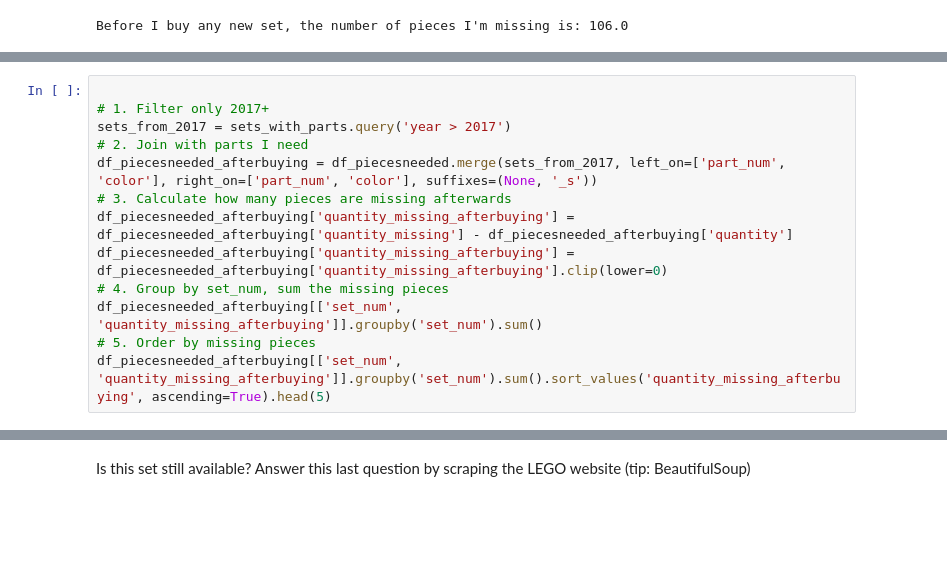
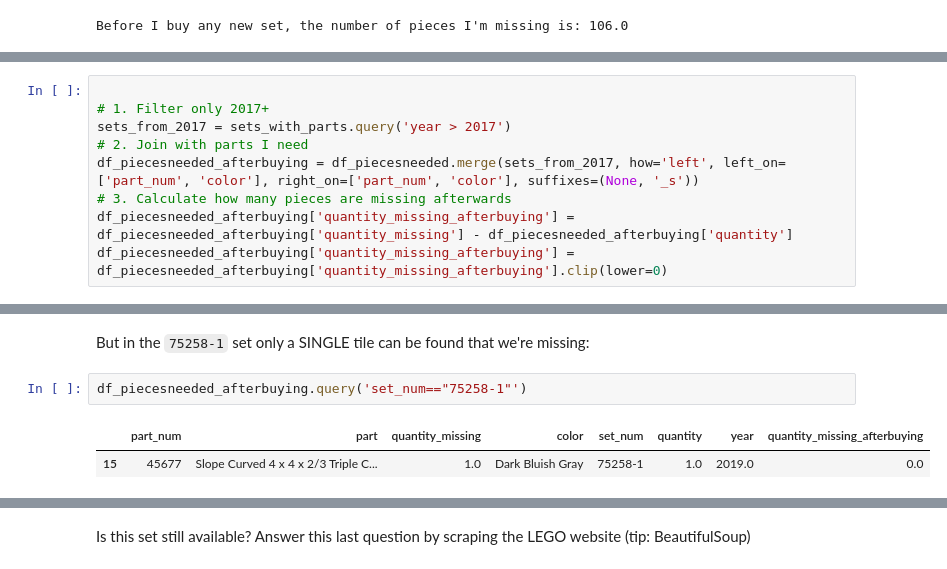
Before and after one commit to vstrien/1-meting-legocase, a Jupyter notebook: Uitwerkingen/Q4.ipynb, the cells around one changed output, grey strips where cells are left out. Saved outputs shown, nothing was run; the diff lists cells and outputs as text; blank space fills up the shorter version.

```diff
--- a/Uitwerkingen/Q4.ipynb
+++ b/Uitwerkingen/Q4.ipynb
@@ -803,11 +789,7 @@ Before I buy any new set, the number of pieces I'm missing is: 106.0
 # 1. Filter only 2017+
 sets_from_2017 = sets_with_parts.query('year > 2017')
 # 2. Join with parts I need
-df_piecesneeded_afterbuying = df_piecesneeded.merge(sets_from_2017, left_on=['part_num', 'color'], right_on=['part_num', 'color'], suffixes=(None, '_s'))
+df_piecesneeded_afterbuying = df_piecesneeded.merge(sets_from_2017, how='left', left_on=['part_num', 'color'], right_on=['part_num', 'color'], suffixes=(None, '_s'))
 # 3. Calculate how many pieces are missing afterwards
 df_piecesneeded_afterbuying['quantity_missing_afterbuying'] = df_piecesneeded_afterbuying['quantity_missing'] - df_piecesneeded_afterbuying['quantity']
 df_piecesneeded_afterbuying['quantity_missing_afterbuying'] = df_piecesneeded_afterbuying['quantity_missing_afterbuying'].clip(lower=0)
-# 4. Group by set_num, sum the missing pieces
-df_piecesneeded_afterbuying[['set_num', 'quantity_missing_afterbuying']].groupby('set_num').sum()
-# 5. Order by missing pieces
-df_piecesneeded_afterbuying[['set_num', 'quantity_missing_afterbuying']].groupby('set_num').sum().sort_values('quantity_missing_afterbuying', ascending=True).head(5)
@@ -821,0 +828,7 @@ df_piecesneeded_afterbuying[['set_num', 'quantity_missing_afterbuying']].groupby
+# %% [markdown]
+But in the `75258-1` set only a SINGLE tile can be found that we're missing:
+# %%
+df_piecesneeded_afterbuying.query('set_num=="75258-1"')
+# %% [output]
+|  | part_num | part | quantity_missing | color | set_num | quantity | year | quantity_missing_afterbuying |
+| 15 | 45677 | Slope Curved 4 x 4 x 2/3 Triple C... | 1.0 | Dark Bluish Gray | 75258-1 | 1.0 | 2019.0 | 0.0 |
```
Also changed, not shown: parts of 15 cells of this notebook.
